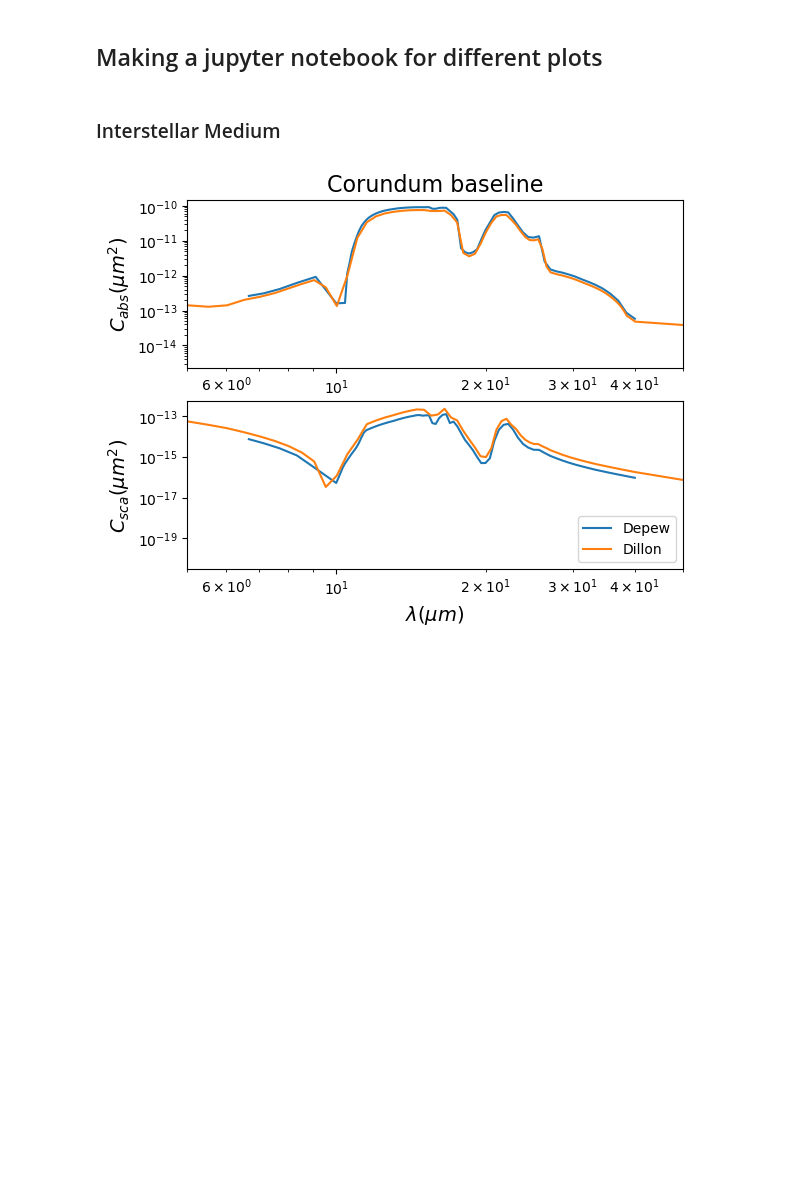
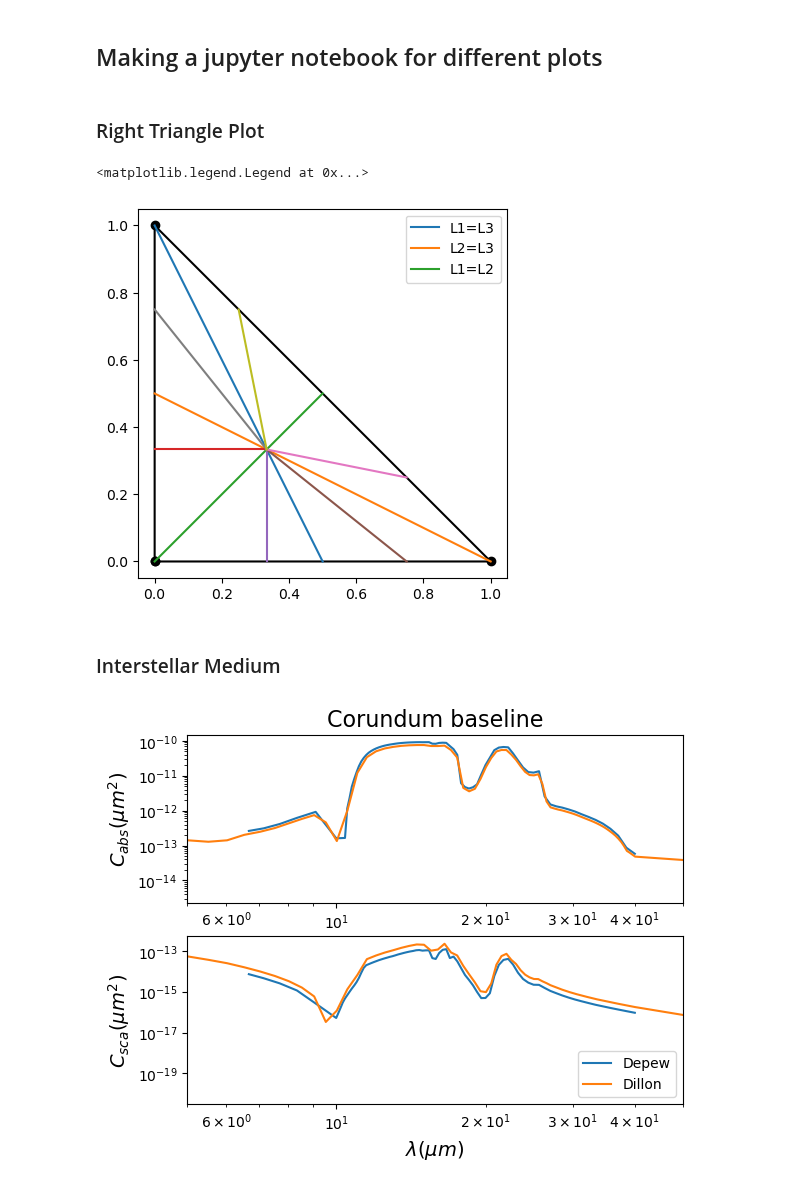
Before and after one commit to astroseandillon/Sean-Dusty, a Jupyter notebook: plot factory.ipynb, the cells around one changed output. Cells and saved outputs as stored; diff of their text form; code cells hidden in the pictures; blank space fills up the shorter version.

Commit message:
updated plots

```diff
--- a/plot factory.ipynb
+++ b/plot factory.ipynb
@@ -12,6 +12,28 @@ dust_dir = ['/home/physics/Research/DUSTY/DUSTY/Lib_nk/',
 
 
 nk_path = dust_dir[1]               #where the dust is
+# %% [markdown]
+### Right Triangle Plot
+# %%
+angle_a = np.radians(45)
+l1 = (1,0)
+l2 = (0,1)
+fig, ax = plt.subplots()
+ax.set_aspect('equal')
+ax.plot(*zip((0,0), l1, l2, (0,0)), marker='o', color='black')     #makes the triangle
+ax.plot((0,0.5),l1, label='L1=L3') #blue line
+ax.plot(l2, (0.5,0), label='L2=L3')
+ax.plot((0,0.5),(0,0.5), label='L1=L2')
+ax.plot((0, 1/3), (1/3,1/3))
+ax.plot((1/3,1/3), (0,1/3))
+ax.plot((1/3,3/4),(1/3,0))
+ax.plot((1/3,3/4),(1/3,1/4))
+ax.plot((0,1/3),(3/4,1/3))
+ax.plot((1/4,1/3),(3/4,1/3))
+ax.legend()
+# %% [output]
+<matplotlib.legend.Legend at 0x...>
+[figure, added]
 # %% [markdown]
 ### Interstellar Medium
 # %%
```
